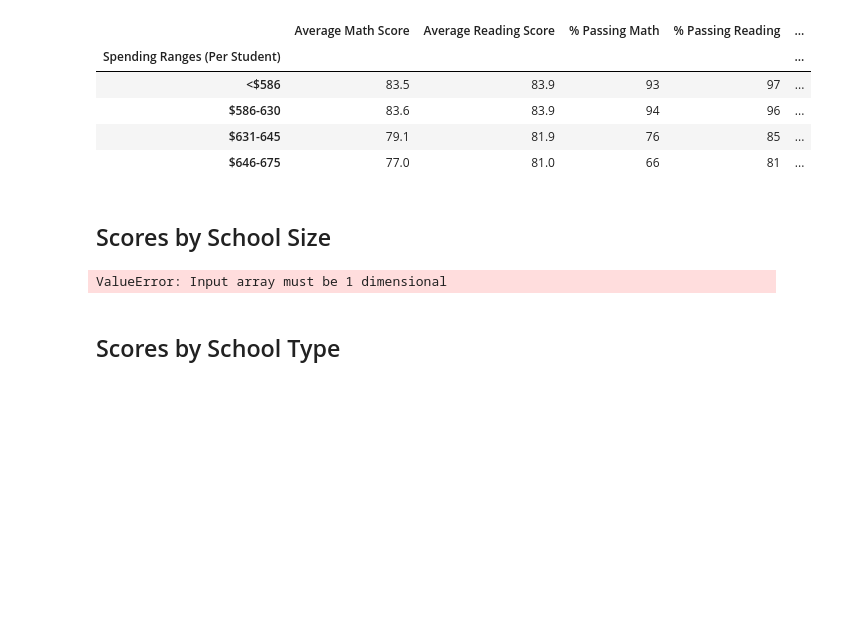
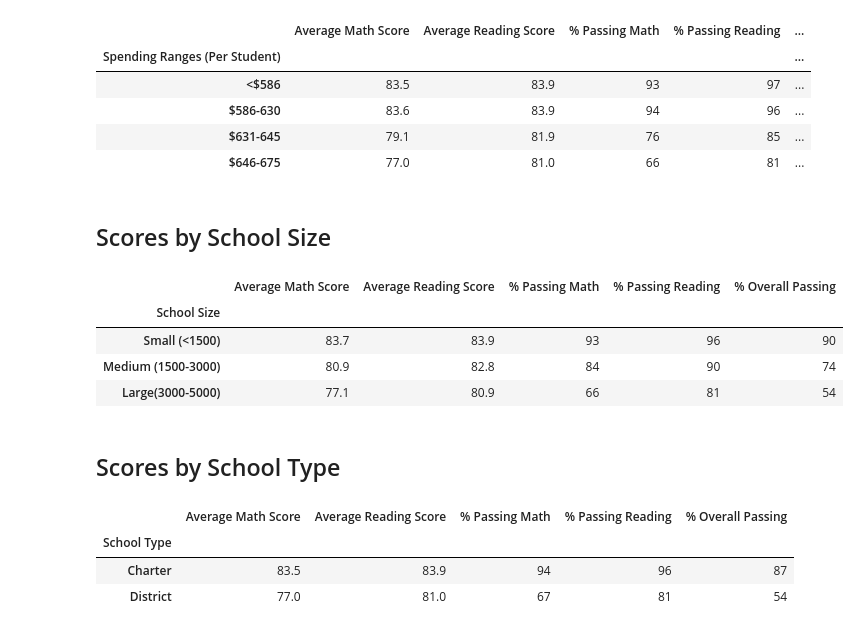
Before and after one commit to gabischlegel/School_District_Analysis, a Jupyter notebook: PyCitySchools_Challenge.ipynb, the cells around one changed output. Saved outputs shown, nothing was run; the diff lists cells and outputs as text; code cells hidden in the pictures; blank space fills up the shorter version.

```diff
--- a/PyCitySchools_Challenge.ipynb
+++ b/PyCitySchools_Challenge.ipynb
@@ -527,17 +527,15 @@ spending_summary_df
 school_size_bins = [0, 1500, 3000, 5000,]
 group_names = ["Small (<1500)", "Medium (1500-3000)","Large(3000-5000)"]
 # Categorize spending based on the bins.
-per_school_summary_df["School Size"] = pd.cut(total_students, school_size_bins, labels=group_names)
+per_school_summary_df["School Size"] = pd.cut(per_school_summary_df["Total Students"], school_size_bins, labels=group_names)
-# %% [output]
-ValueError: Input array must be 1 dimensional
 # %%
 # Calculate averages for the desired columns.
-spending_math_scores = per_school_summary_df.groupby(["School Size"]).mean()["Average Math Score"]
+size_math_scores = per_school_summary_df.groupby(["School Size"]).mean()["Average Math Score"]
 
-spending_reading_scores = per_school_summary_df.groupby(["School Size"]).mean()["Average Reading Score"]
+size_reading_scores = per_school_summary_df.groupby(["School Size"]).mean()["Average Reading Score"]
 
-spending_passing_math = per_school_summary_df.groupby(["School Size"]).mean()["% Passing Math"]
+size_passing_math = per_school_summary_df.groupby(["School Size"]).mean()["% Passing Math"]
 
-spending_passing_reading = per_school_summary_df.groupby(["School Size"]).mean()["% Passing Reading"]
+size_passing_reading = per_school_summary_df.groupby(["School Size"]).mean()["% Passing Reading"]
 
-overall_passing_spending = per_school_summary_df.groupby(["School Size"]).mean()["% Overall Passing"]
+overall_passing_size = per_school_summary_df.groupby(["School Size"]).mean()["% Overall Passing"]
@@ -548,2 +542,24 @@ overall_passing_spending = per_school_summary_df.groupby(["School Size"]).mean()
+# %%
+# Assemble into DataFrame.
+size_summary_df = pd.DataFrame({"Average Math Score" : size_math_scores, "Average Reading Score": size_reading_scores, "% Passing Math": size_passing_math, "% Passing Reading": size_passing_reading, "% Overall Passing": overall_passing_size})
+# %%
+# Format the DataFrame
+size_summary_df["Average Math Score"] = size_summary_df["Average Math Score"].map("{:.1f}".format)
+
+size_summary_df["Average Reading Score"] = size_summary_df["Average Reading Score"].map("{:.1f}".format)
+
+size_summary_df["% Passing Math"] = size_summary_df["% Passing Math"].map("{:.0f}".format)
+
+size_summary_df["% Passing Reading"] = size_summary_df["% Passing Reading"].map("{:.0f}".format)
+
+size_summary_df["% Overall Passing"] = size_summary_df["% Overall Passing"].map("{:.0f}".format)
+
+size_summary_df
+# %% [output]
+|  | Average Math Score | Average Reading Score | % Passing Math | % Passing Reading | % Overall Passing |
+| School Size |  |  |  |  |  |
+| Small (<1500) | 83.7 | 83.9 | 93 | 96 | 90 |
+| Medium (1500-3000) | 80.9 | 82.8 | 84 | 90 | 74 |
+| Large(3000-5000) | 77.1 | 80.9 | 66 | 81 | 54 |
 # %% [markdown]
 ## Scores by School Type
@@ -555,0 +580,18 @@ overall_passing_spending = per_school_summary_df.groupby(["School Size"]).mean()
+# %%
+# # Format the DataFrame
+type_summary_df["Average Math Score"] = type_summary_df["Average Math Score"].map("{:.1f}".format)
+
+type_summary_df["Average Reading Score"] = type_summary_df["Average Reading Score"].map("{:.1f}".format)
+
+type_summary_df["% Passing Math"] = type_summary_df["% Passing Math"].map("{:.0f}".format)
+
+type_summary_df["% Passing Reading"] = type_summary_df["% Passing Reading"].map("{:.0f}".format)
+
+type_summary_df["% Overall Passing"] = type_summary_df["% Overall Passing"].map("{:.0f}".format)
+
+type_summary_df
+# %% [output]
+|  | Average Math Score | Average Reading Score | % Passing Math | % Passing Reading | % Overall Passing |
+| School Type |  |  |  |  |  |
+| Charter | 83.5 | 83.9 | 94 | 96 | 87 |
+| District | 77.0 | 81.0 | 67 | 81 | 54 |
```
Also changed, not shown: parts of 7 cells of this notebook.
